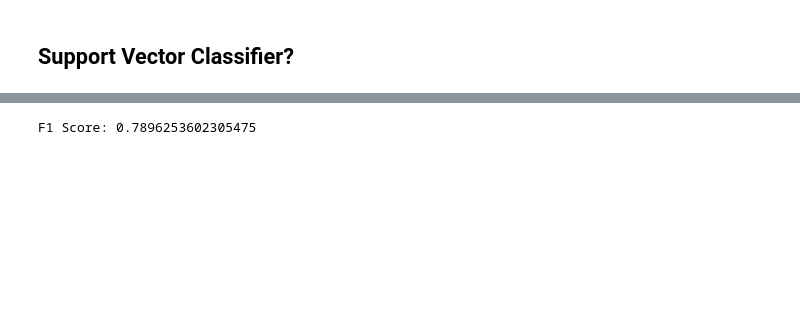
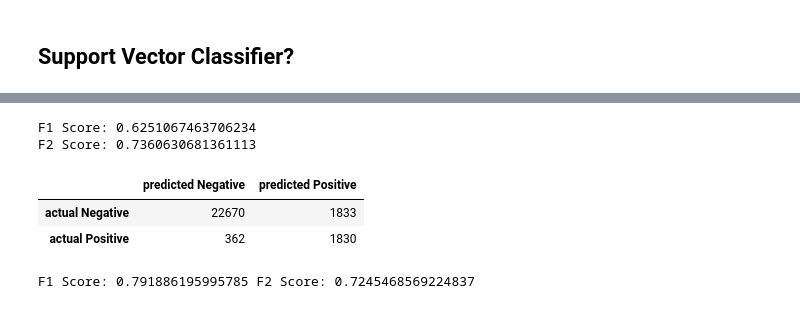
Before and after one commit to flaviagrasso/CSE204_Project, a Jupyter notebook: MachineLearningProject/MACHINE LEARNING PROJECT.ipynb, the cells around one changed output, grey strips where cells are left out. Cells and saved outputs as stored; diff of their text form; code cells hidden in the pictures; blank space fills up the shorter version.

```diff
--- a/MachineLearningProject/MACHINE LEARNING PROJECT.ipynb
+++ b/MachineLearningProject/MACHINE LEARNING PROJECT.ipynb
@@ -458,6 +480,32 @@ F1 Score(lg): 0.5831037649219467 f2(lg): 0.7268772893772895 i = 9.5
+# %%
+class_weights = {0: 1/4, 1: 7/4}
+
+f1 = f1_score(Y_test, y_pred)
+f2 = fbeta_score(Y_test, y_pred,beta=2)
+
+
+    # Print the F1 score and Average Precision Score
+
+classifier = LogisticRegression(class_weight=class_weights,max_iter=100000)
+classifier.fit(X_train, Y_train)
+y_pred = classifier.predict(X_test)
+
+f1 = f1_score(Y_test, y_pred)
+f2 = fbeta_score(Y_test, y_pred,beta=2)
+print("F1 Score:", f1)
+print("F2 Score:", f2)
+conf = confusion(Y_test, y_pred, labels=['Negative', 'Positive'])
+conf
+# %% [output]
+F1 Score: 0.6251067463706234
+F2 Score: 0.7360630681361113
+|  | predicted Negative | predicted Positive |
+| actual Negative | 22670 | 1833 |
+| actual Positive | 362 | 1830 |
 # %%
 from sklearn.ensemble import RandomForestClassifier
 from sklearn.metrics import f1_score
+from sklearn.metrics import precision_score, recall_score, fbeta_score
 
 
 classifier = RandomForestClassifier(n_estimators=100)
@@ -468,10 +516,11 @@ y_pred = classifier.predict(X_test)
 
 # Calculate the F1 score
 f1 = f1_score(Y_test, y_pred)
+f2 = fbeta_score(Y_test, y_pred,beta=2)
 
-print("F1 Score:", f1)
+print("F1 Score:", f1,"F2 Score:",f2)
 # %% [output]
-F1 Score: 0.7896253602305475
+F1 Score: 0.791886195995785 F2 Score: 0.7245468569224837
 # %%
 conf = confusion(Y_test, y_pred, labels=['Negative', 'Positive'])
 conf
```
Also changed, not shown: parts of 17 cells of this notebook.
